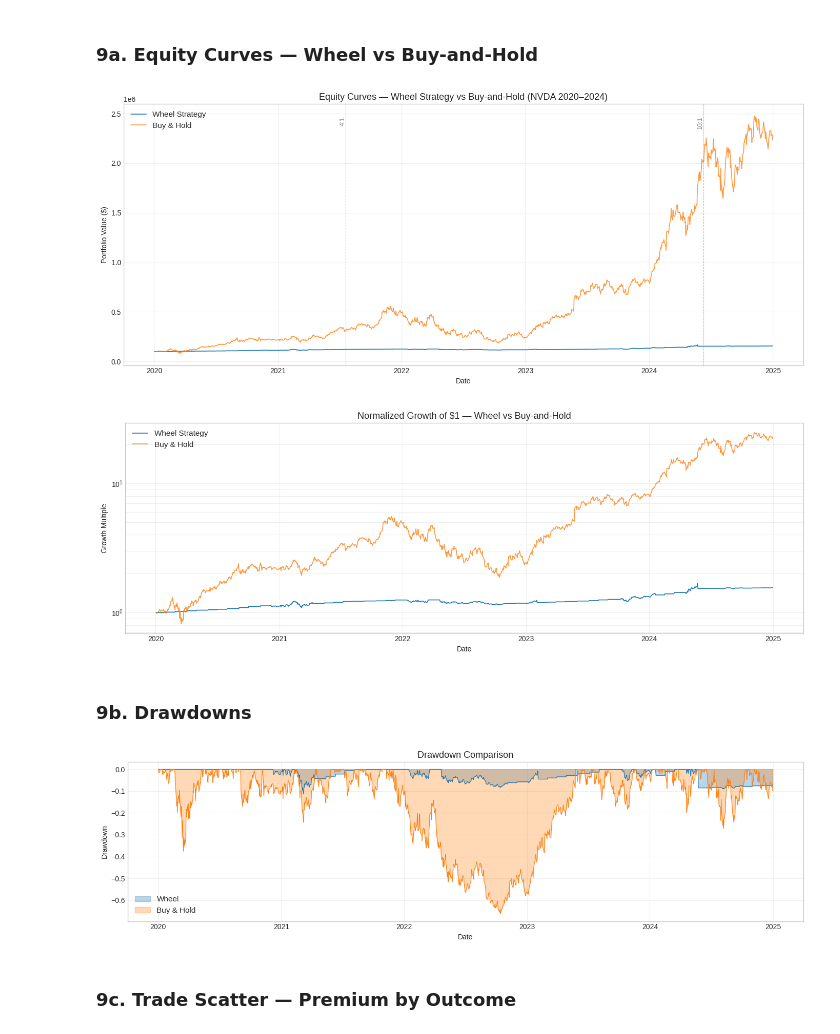
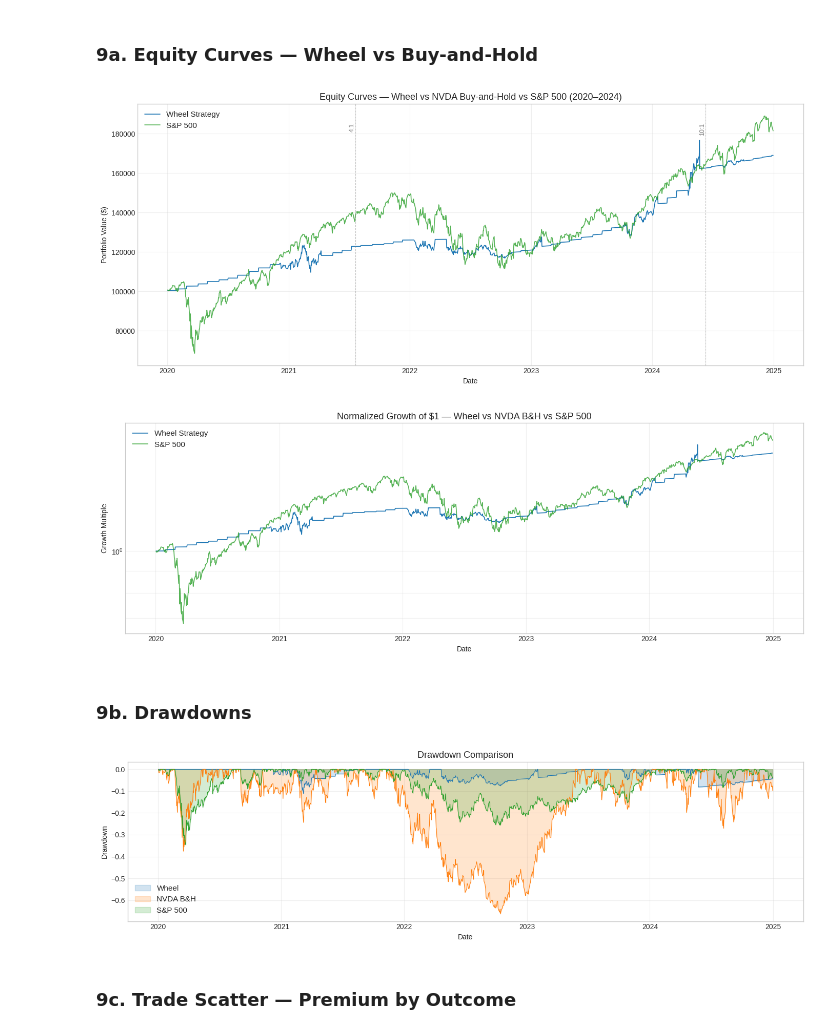
Before and after one commit to reading-stiener/Backtesting-wheel-strategy-for-NVIDIA, a Jupyter notebook: wheel_backtest.ipynb, the cells around one changed output. Cells and saved outputs as stored; diff of their text form; code cells hidden in the pictures.

```diff
--- a/wheel_backtest.ipynb
+++ b/wheel_backtest.ipynb
@@ -31,6 +31,7 @@ RAW_DIR = 'data/raw'
 STOCK_FILE = os.path.join(RAW_DIR, 'nvda_option_prices.csv')
 OPTIONS_FILE = os.path.join(RAW_DIR, 'nvda_option_prices_greeks.csv')
 ZERO_CURVE_FILE = os.path.join(RAW_DIR, 'zero_curve.csv')
+SP500_FILE = os.path.join(RAW_DIR, 'daily_sp500.csv')
 
 # Strategy parameters
 INITIAL_CAPITAL = 100_000
@@ -197,14 +220,14 @@ Rate range: 0.0007 to 0.0547
 # %% [markdown]
 ### 3a. Stock Price Overview
 # %%
-print('=== Stock Price Summary ===')
-print(f"Start price:  ${stock_df['close'].iloc[0]:.2f}")
-print(f"End price:    ${stock_df['close'].iloc[-1]:.2f}")
-print(f"Min price:    ${stock_df['close'].min():.2f}")
-print(f"Max price:    ${stock_df['close'].max():.2f}")
+print('=== Stock Price Summary (Split-Adjusted) ===')
+print(f"Start price:  ${stock_df['adj_close'].iloc[0]:.2f}")
+print(f"End price:    ${stock_df['adj_close'].iloc[-1]:.2f}")
+print(f"Min price:    ${stock_df['adj_close'].min():.2f}")
+print(f"Max price:    ${stock_df['adj_close'].max():.2f}")
 
-# Daily returns
-stock_df['daily_return'] = stock_df['close'].pct_change()
+# Daily returns computed from adjusted prices (no fake split drops)
+stock_df['daily_return'] = stock_df['adj_close'].pct_change()
 print(f"\nAvg daily return:  {stock_df['daily_return'].mean():.4%}")
 print(f"Daily vol (std):   {stock_df['daily_return'].std():.4%}")
 print(f"Ann. volatility:   {stock_df['daily_return'].std() * np.sqrt(252):.1%}")
@@ -817,10 +1027,24 @@ def run_buy_and_hold(stock_df, splits, initial_capital=INITIAL_CAPITAL):
 
     return pd.DataFrame(records).set_index('date')
 
+# NVDA Buy-and-Hold
 bh_daily = run_buy_and_hold(stock_df, splits)
-
 first_close = stock_df.iloc[0]['close']
 shares_bought = math.floor(INITIAL_CAPITAL / first_close)
-print(f'Buy & Hold: {shares_bought} shares @ ${first_close:.2f}')
+print(f'NVDA Buy & Hold: {shares_bought} shares @ ${first_close:.2f}')
 print(f'Final value: ${bh_daily["total_value"].iloc[-1]:,.2f}')
+
+# S&P 500 Benchmark
+sp500_raw = pd.read_csv(SP500_FILE, parse_dates=['DATE'])
+sp500_raw.set_index('DATE', inplace=True)
+sp500_raw.sort_index(inplace=True)
+
+# Build total value from daily returns (vwretd)
+sp500_daily = pd.DataFrame(index=sp500_raw.index)
+sp500_daily['total_value'] = INITIAL_CAPITAL * (1 + sp500_raw['vwretd']).cumprod()
+sp500_daily.index.name = 'date'
+
+print(f'\nS&P 500 Benchmark:')
+print(f'Final value: ${sp500_daily["total_value"].iloc[-1]:,.2f}')
+print(f'Date range: {sp500_daily.index[0].date()} to {sp500_daily.index[-1].date()}')
 # %% [output]
@@ -903,31 +1143,34 @@ Total trade P&L:     $41,989.30
 # %%
 fig, ax = plt.subplots(figsize=(14, 6))
 ax.plot(wheel_daily.index, wheel_daily['total_value'], label='Wheel Strategy', linewidth=1.2)
-ax.plot(bh_daily.index, bh_daily['total_value'], label='Buy & Hold', linewidth=1.2, alpha=0.8)
+#ax.plot(bh_daily.index, bh_daily['total_value'], label='NVDA Buy & Hold', linewidth=1.2, alpha=0.8)
+ax.plot(sp500_daily.index, sp500_daily['total_value'], label='S&P 500', linewidth=1.2, alpha=0.8, color='tab:green')
 
 for s in splits:
     ax.axvline(s['date'], color='gray', linestyle='--', alpha=0.5, linewidth=0.8)
     ax.text(s['date'], ax.get_ylim()[1] * 0.95, f"{s['ratio']}:1",
             fontsize=9, rotation=90, va='top', ha='right', color='gray')
 
-ax.set_title('Equity Curves — Wheel Strategy vs Buy-and-Hold (NVDA 2020–2024)', fontsize=13)
+ax.set_title('Equity Curves — Wheel vs NVDA Buy-and-Hold vs S&P 500 (2020–2024)', fontsize=13)
 ax.set_ylabel('Portfolio Value ($)')
 ax.set_xlabel('Date')
 ax.legend(fontsize=11)
 ax.grid(True, alpha=0.3)
 fig.tight_layout()
 plt.show()
 # %% [output]
-[figure, old version]
+[figure, new version]
 # %%
 # Normalized to $1 for easier comparison of growth trajectories
 fig, ax = plt.subplots(figsize=(14, 5))
 ax.plot(wheel_daily.index, wheel_daily['total_value'] / wheel_daily['total_value'].iloc[0],
         label='Wheel Strategy', linewidth=1.2)
-ax.plot(bh_daily.index, bh_daily['total_value'] / bh_daily['total_value'].iloc[0],
-        label='Buy & Hold', linewidth=1.2, alpha=0.8)
+# ax.plot(bh_daily.index, bh_daily['total_value'] / bh_daily['total_value'].iloc[0],
+#         label='NVDA Buy & Hold', linewidth=1.2, alpha=0.8)
+ax.plot(sp500_daily.index, sp500_daily['total_value'] / sp500_daily['total_value'].iloc[0],
+        label='S&P 500', linewidth=1.2, alpha=0.8, color='tab:green')
 
-ax.set_title('Normalized Growth of $1 — Wheel vs Buy-and-Hold', fontsize=13)
+ax.set_title('Normalized Growth of $1 — Wheel vs NVDA B&H vs S&P 500', fontsize=13)
 ax.set_ylabel('Growth Multiple')
 ax.set_xlabel('Date')
 ax.legend(fontsize=11)
@@ -936,16 +1179,18 @@ ax.grid(True, alpha=0.3, which='both')
 fig.tight_layout()
 plt.show()
 # %% [output]
-[figure, old version]
+[figure, new version]
 # %% [markdown]
 ### 9b. Drawdowns
 # %%
 fig, ax = plt.subplots(figsize=(14, 4))
 
-for label, df, color in [('Wheel', wheel_daily, 'tab:blue'), ('Buy & Hold', bh_daily, 'tab:orange')]:
+for label, df, color in [('Wheel', wheel_daily, 'tab:blue'),
+                          ('NVDA B&H', bh_daily, 'tab:orange'),
+                          ('S&P 500', sp500_daily, 'tab:green')]:
     values = df['total_value']
     dd = (values - values.cummax()) / values.cummax()
-    ax.fill_between(dd.index, dd.values, alpha=0.3, color=color, label=label)
+    ax.fill_between(dd.index, dd.values, alpha=0.2, color=color, label=label)
     ax.plot(dd.index, dd.values, linewidth=0.8, color=color)
 
 ax.set_title('Drawdown Comparison', fontsize=13)
@@ -956,7 +1201,7 @@ ax.grid(True, alpha=0.3)
 fig.tight_layout()
 plt.show()
 # %% [output]
-[figure, old version]
+[figure, new version]
 # %% [markdown]
 ### 9c. Trade Scatter — Premium by Outcome
 # %%
```
Also changed, not shown: parts of 22 cells of this notebook, 9 other files.
